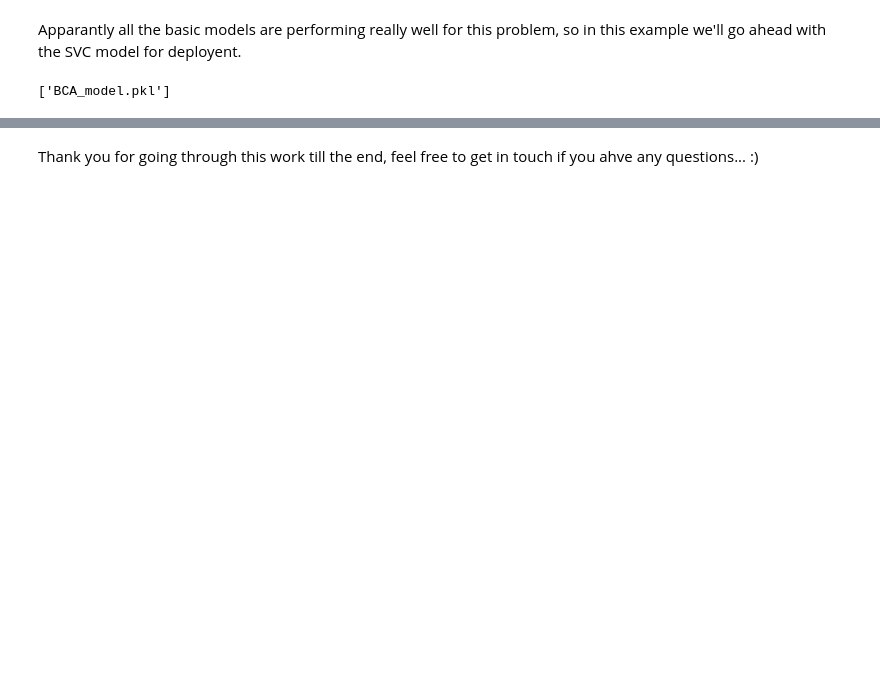
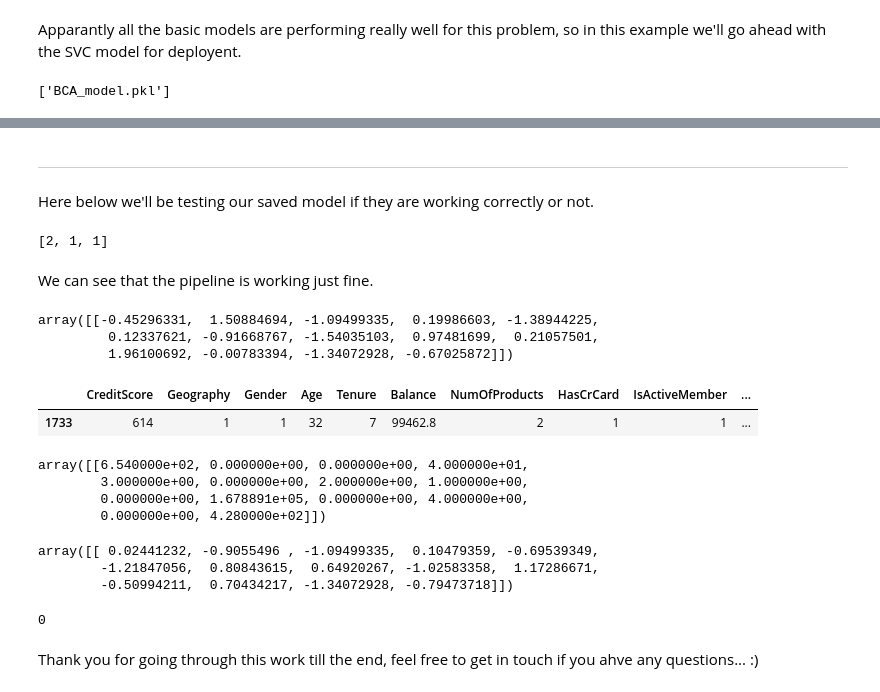
Before and after one commit to rizz045/Banking-Churn-Analysis-and-Prediction-Using-ML.ipynb, a Jupyter notebook: Banking_Churn_Analysis_and_Prediction_Using_ML.ipynb, the cells around one changed output, grey strips where cells are left out. Saved outputs shown, nothing was run; the diff lists cells and outputs as text; code cells hidden in the pictures; blank space fills up the shorter version.

```diff
--- a/Banking_Churn_Analysis_and_Prediction_Using_ML.ipynb
+++ b/Banking_Churn_Analysis_and_Prediction_Using_ML.ipynb
@@ -356,0 +378,7 @@ TypeError: MultiLabelEncoder.transform() missing 1 required positional argument:
+# %% [markdown]
+
+
+---
+
+
+Here below we'll be testing our saved model if they are working correctly or not.
@@ -357,2 +390,45 @@ TypeError: MultiLabelEncoder.transform() missing 1 required positional argument:
+# %%
+print(loaded_MLE.transform(['Geography','Gender',"Card Type"],['Spain','Male','GOLD']))
+# %% [output]
+[2, 1, 1]
+# %% [markdown]
+We can see that the pipeline is working just fine.
+# %%
+# values = np.array([619, 0, 0, 42, 2, 0.0, 1, 1, 1, 101348.88, 1, 2, 0, 464]).reshape(1, -1)
+# values = np.array([850,	2,	0,	43,	2,	125510.82,	1,	1,	1,	79084.10,	0,	5,	1,	425]).reshape(1, -1)
+values = np.array([608,	2,	0,	41,	1,	83807.86,	1,	0,	1,	112542.58,	1,	3,	0,	456]).reshape(1, -1)
+# values = values.reshape(1, -1)
+scaled_val = loaded_scaler.transform(values)
+scaled_val
+# %% [output]
+array([[-0.45296331,  1.50884694, -1.09499335,  0.19986603, -1.38944225,
+         0.12337621, -0.91668767, -1.54035103,  0.97481699,  0.21057501,
+         1.96100692, -0.00783394, -1.34072928, -0.67025872]])
+# %%
+xx = x.sample()
+xx = np.array(values)
+# %% [output]
+|  | CreditScore | Geography | Gender | Age | Tenure | Balance | NumOfProducts | HasCrCard | IsActiveMember | ... |
+| 1733 | 614 | 1 | 1 | 32 | 7 | 99462.8 | 2 | 1 | 1 | ... |
+# %%
+example = np.array(x.sample())
+example
+# %% [output]
+array([[6.540000e+02, 0.000000e+00, 0.000000e+00, 4.000000e+01,
+        3.000000e+00, 0.000000e+00, 2.000000e+00, 1.000000e+00,
+        0.000000e+00, 1.678891e+05, 0.000000e+00, 4.000000e+00,
+        0.000000e+00, 4.280000e+02]])
+# %%
+scaled_val = loaded_scaler.transform(example)
+scaled_val
+# %% [output]
+array([[ 0.02441232, -0.9055496 , -1.09499335,  0.10479359, -0.69539349,
+        -1.21847056,  0.80843615,  0.64920267, -1.02583358,  1.17286671,
+        -0.50994211,  0.70434217, -1.34072928, -0.79473718]])
+# %%
+pred = loaded_model.predict(scaled_val)
+pred[0]
+# %% [output]
+0
 # %% [markdown]
 Thank you for going through this work till the end, feel free to get in touch if you ahve any questions... :)
```
Also changed, not shown: parts of 16 cells of this notebook.
